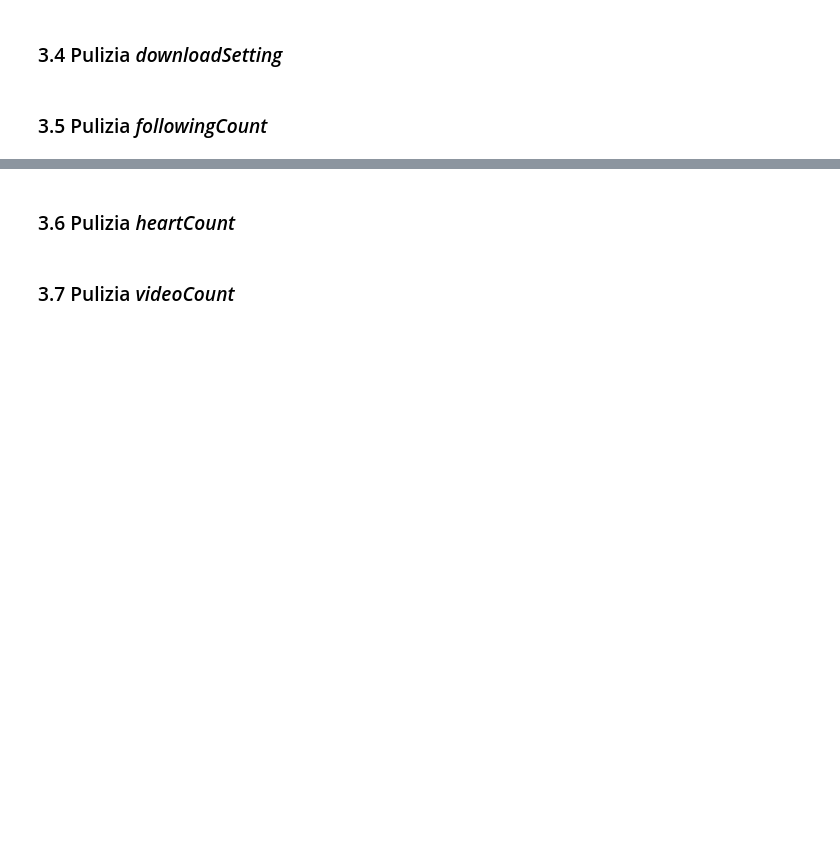
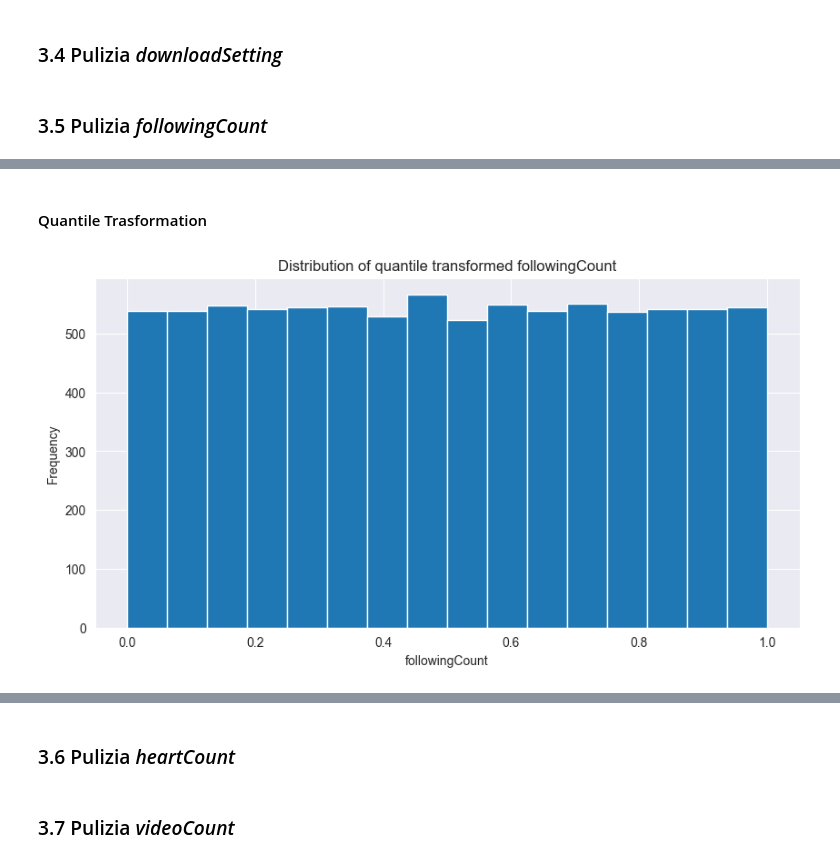
Before and after one commit to raffaele-aurucci/Fake-TikTok-Account-Detection, a Jupyter notebook: 1_Data_Cleaning.ipynb, the cells around one changed output, grey strips where cells are left out. Saved outputs shown, nothing was run; the diff lists cells and outputs as text; code cells hidden in the pictures; blank space fills up the shorter version.

```diff
--- a/1_Data_Cleaning.ipynb
+++ b/1_Data_Cleaning.ipynb
@@ -382,0 +430,13 @@ df_copy.head()
+# %% [markdown]
+#### Quantile Trasformation
+# %%
+qt = QuantileTransformer(output_distribution='uniform')
+df_copy['followingCount'] = qt.fit_transform(df_copy[['followingCount']])
+# %%
+df_copy['followingCount'].hist(bins=16, figsize=(10, 5))
+plt.xlabel('followingCount')
+plt.ylabel('Frequency')
+plt.title('Distribution of quantile transformed followingCount')
+plt.show()
+# %% [output]
+[figure, added]
```
Also changed, not shown: parts of 20 cells of this notebook.
